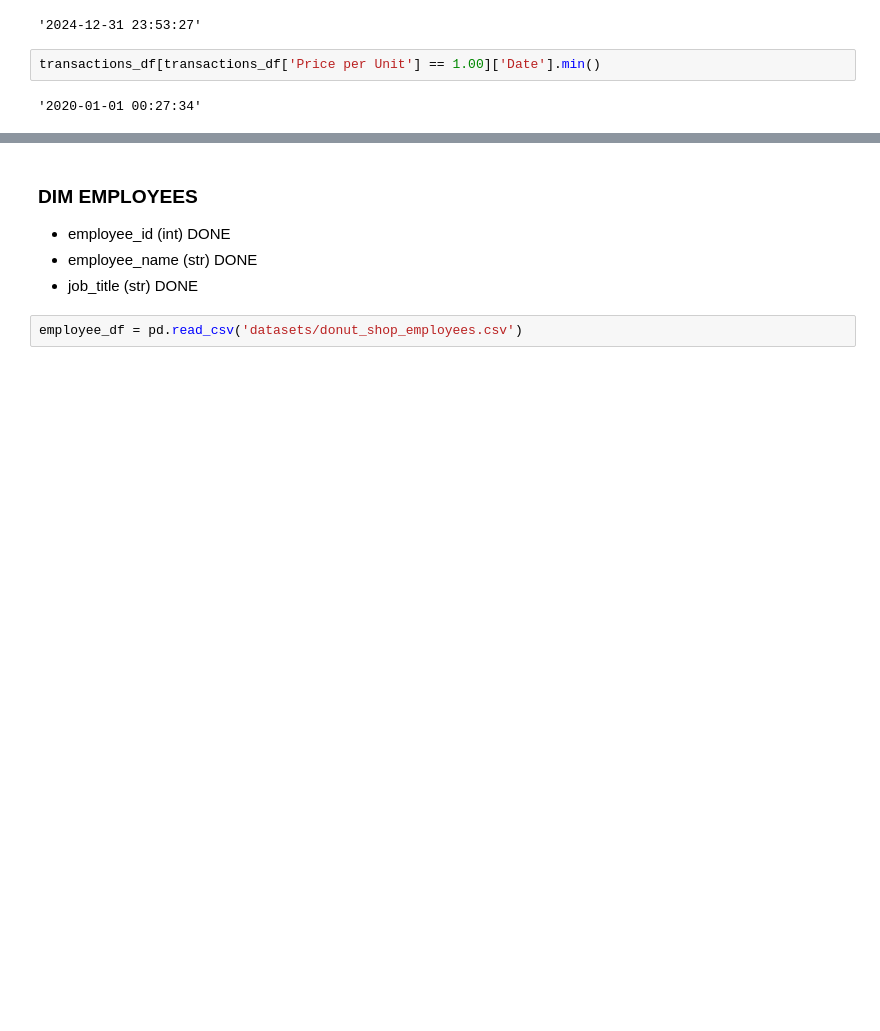
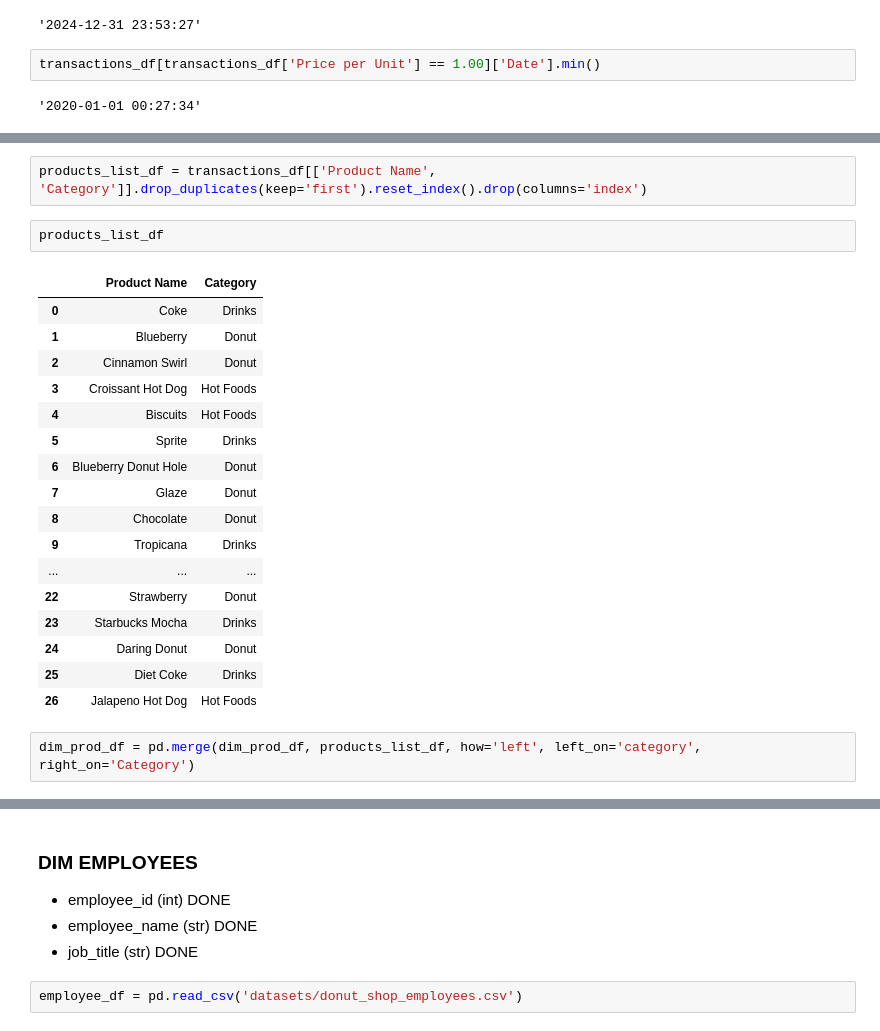
Before and after one commit to SaadNasir92/Donut-Shop-Dashboard, a Jupyter notebook: dataset_analysis.ipynb, the cells around one changed output, grey strips where cells are left out. Drawn from its saved outputs; the diff is of its cells as text; blank space fills up the shorter version.

```diff
--- a/dataset_analysis.ipynb
+++ b/dataset_analysis.ipynb
@@ -68,0 +214,24 @@ products_df[]
+# %%
+products_list_df = transactions_df[['Product Name', 'Category']].drop_duplicates(keep='first').reset_index().drop(columns='index')
+# %%
+products_list_df
+# %% [output]
+|  | Product Name | Category |
+| 0 | Coke | Drinks |
+| 1 | Blueberry | Donut |
+| 2 | Cinnamon Swirl | Donut |
+| 3 | Croissant Hot Dog | Hot Foods |
+| 4 | Biscuits | Hot Foods |
+| 5 | Sprite | Drinks |
+| 6 | Blueberry Donut Hole | Donut |
+| 7 | Glaze | Donut |
+| 8 | Chocolate | Donut |
+| 9 | Tropicana | Drinks |
+| ... | ... | ... |
+| 22 | Strawberry | Donut |
+| 23 | Starbucks Mocha | Drinks |
+| 24 | Daring Donut | Donut |
+| 25 | Diet Coke | Drinks |
+| 26 | Jalapeno Hot Dog | Hot Foods |
+# %%
+dim_prod_df = pd.merge(dim_prod_df, products_list_df, how='left', left_on='category', right_on='Category')
```
Also changed, not shown: parts of 35 cells of this notebook, 3 other files.
